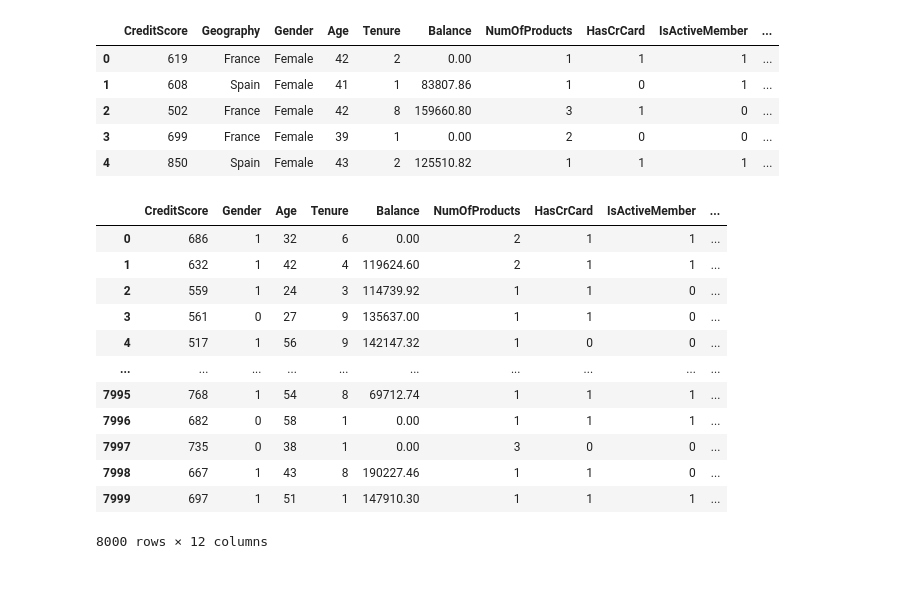
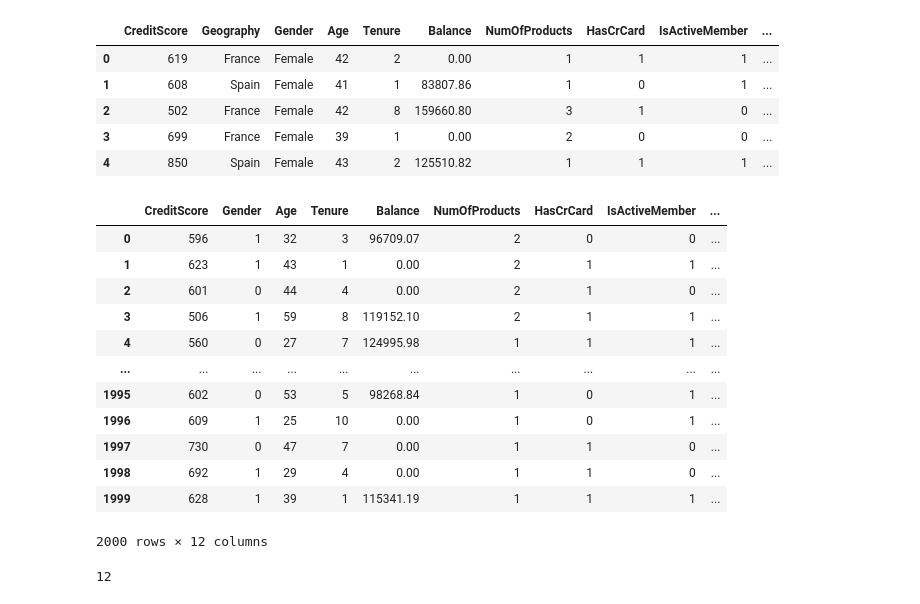
Before and after one commit to Shakhthi/Customer-Churn-Project-using-ANN, a Jupyter notebook: code.ipynb, the cells around one changed output. Saved outputs shown, nothing was run; the diff lists cells and outputs as text; code cells hidden in the pictures.

```diff
--- a/code.ipynb
+++ b/code.ipynb
@@ -77,24 +77,10 @@ X_test_geo = onecoder.transform(X_test["Geography"].values.reshape(-1, 1))
 # %%
 # Combine the encoded features with the original dataset (excluding the original "Geography" column)
 x_train_encpd = pd.DataFrame(X_train_geo.toarray(), columns=onecoder.get_feature_names_out(["Geography"]))
-pd.concat([X_train.drop("Geography", axis=1).reset_index(drop=True), x_train_encpd], axis=1)
+X_train = pd.concat([X_train.drop("Geography", axis=1).reset_index(drop=True), x_train_encpd], axis=1)
 
 x_test_encpd = pd.DataFrame(X_test_geo.toarray(), columns=onecoder.get_feature_names_out(["Geography"]))
-pd.concat([X_test.drop("Geography", axis=1).reset_index(drop=True), x_test_encpd], axis=1)
+X_test = pd.concat([X_test.drop("Geography", axis=1).reset_index(drop=True), x_test_encpd], axis=1)
-# %% [output]
-|  | CreditScore | Gender | Age | Tenure | Balance | NumOfProducts | HasCrCard | IsActiveMember | ... |
-| 0 | 686 | 1 | 32 | 6 | 0.00 | 2 | 1 | 1 | ... |
-| 1 | 632 | 1 | 42 | 4 | 119624.60 | 2 | 1 | 1 | ... |
-| 2 | 559 | 1 | 24 | 3 | 114739.92 | 1 | 1 | 0 | ... |
-| 3 | 561 | 0 | 27 | 9 | 135637.00 | 1 | 1 | 0 | ... |
-| 4 | 517 | 1 | 56 | 9 | 142147.32 | 1 | 0 | 0 | ... |
-| ... | ... | ... | ... | ... | ... | ... | ... | ... | ... |
-| 7995 | 768 | 1 | 54 | 8 | 69712.74 | 1 | 1 | 1 | ... |
-| 7996 | 682 | 0 | 58 | 1 | 0.00 | 1 | 1 | 1 | ... |
-| 7997 | 735 | 0 | 38 | 1 | 0.00 | 3 | 0 | 0 | ... |
-| 7998 | 667 | 1 | 43 | 8 | 190227.46 | 1 | 1 | 0 | ... |
-| 7999 | 697 | 1 | 51 | 1 | 147910.30 | 1 | 1 | 1 | ... |
-8000 rows × 12 columns
 # %%
 # save the processed data and encoders
 os.makedirs("artifacts", exist_ok=True)
@@ -103,9 +89,6 @@ with open("artifacts/onehotencoder_gender.pkl", "wb") as file:
 
 with open("artifacts/labelencoder_geography.pkl", "wb") as file:
     pickle.dump(lablecoder, file)
-# %%
-X_train.drop("Geography", axis=1, inplace=True)
-X_test.drop("Geography", axis=1, inplace=True)
 # %%
 scaler = StandardScaler()
 X_train_scaled = scaler.fit_transform(X_train)
@@ -114,3 +97,19 @@ X_test_scaled = scaler.transform(X_test)
 # save the scaler
 with open("artifacts/standardscaler.pkl", "wb") as file:
     pickle.dump(scaler, file)
+# %%
+X_test
+# %% [output]
+|  | CreditScore | Gender | Age | Tenure | Balance | NumOfProducts | HasCrCard | IsActiveMember | ... |
+| 0 | 596 | 1 | 32 | 3 | 96709.07 | 2 | 0 | 0 | ... |
+| 1 | 623 | 1 | 43 | 1 | 0.00 | 2 | 1 | 1 | ... |
+| 2 | 601 | 0 | 44 | 4 | 0.00 | 2 | 1 | 0 | ... |
+| 3 | 506 | 1 | 59 | 8 | 119152.10 | 2 | 1 | 1 | ... |
+| 4 | 560 | 0 | 27 | 7 | 124995.98 | 1 | 1 | 1 | ... |
+| ... | ... | ... | ... | ... | ... | ... | ... | ... | ... |
+| 1995 | 602 | 0 | 53 | 5 | 98268.84 | 1 | 0 | 1 | ... |
+| 1996 | 609 | 1 | 25 | 10 | 0.00 | 1 | 0 | 1 | ... |
+| 1997 | 730 | 0 | 47 | 7 | 0.00 | 1 | 1 | 0 | ... |
+| 1998 | 692 | 1 | 29 | 4 | 0.00 | 1 | 1 | 0 | ... |
+| 1999 | 628 | 1 | 39 | 1 | 115341.19 | 1 | 1 | 1 | ... |
+2000 rows × 12 columns
@@ -116,0 +123,4 @@ with open("artifacts/standardscaler.pkl", "wb") as file:
+# %%
+X_train.shape[1]
+# %% [output]
+12
```
Also changed, not shown: parts of 11 cells of this notebook, 5 other files.
